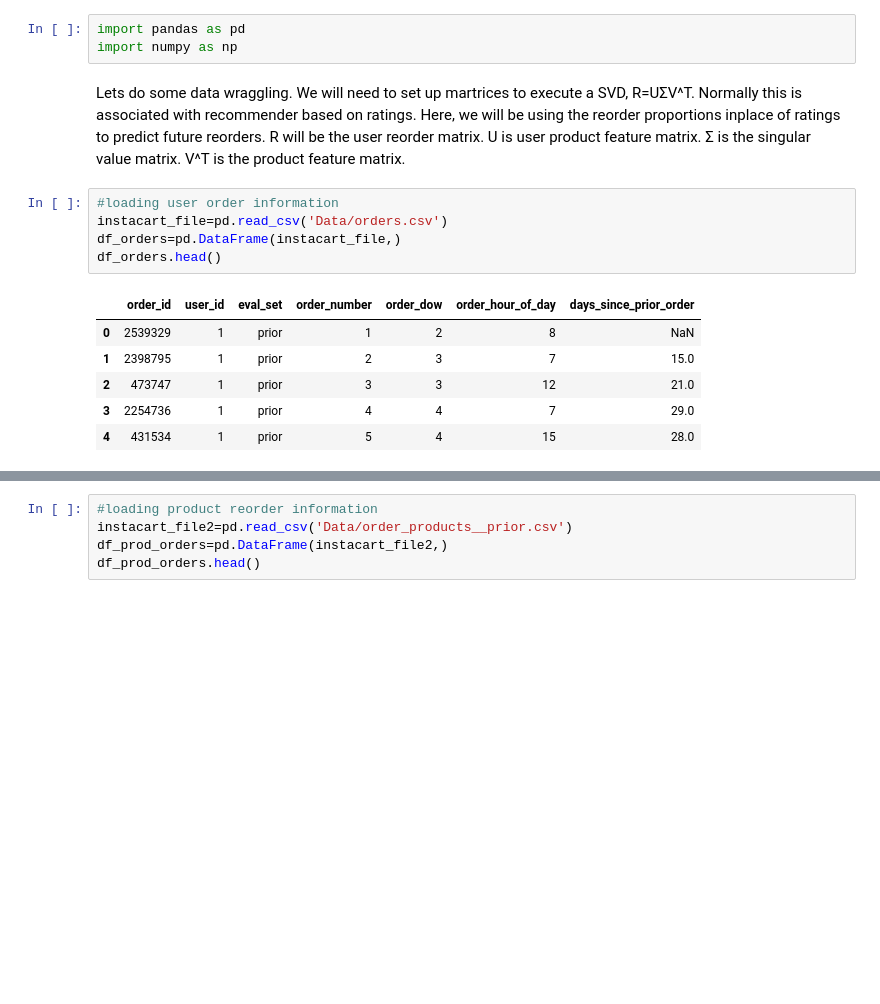
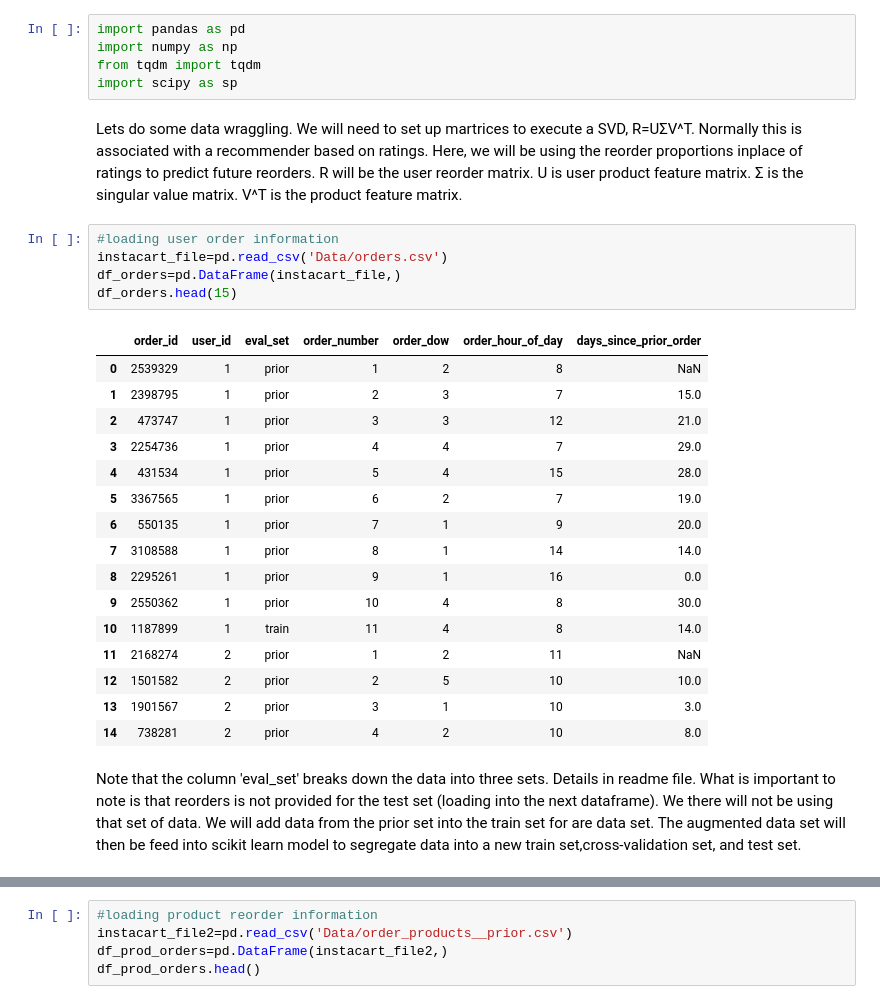
Before and after one commit to lbjennings/Springboard, a Jupyter notebook: Springboard/Capstone Project 1/SVD.ipynb, the cells around one changed output, grey strips where cells are left out. Saved outputs shown, nothing was run; the diff lists cells and outputs as text; blank space fills up the shorter version.

Commit message:
broke out test and train set

```diff
--- a/Springboard/Capstone Project 1/SVD.ipynb
+++ b/Springboard/Capstone Project 1/SVD.ipynb
@@ -1,17 +1,31 @@
 # %%
 import pandas as pd
 import numpy as np
+from tqdm import tqdm
+import scipy as sp
 # %% [markdown]
-Lets do some data wraggling. We will need to set up martrices to execute a SVD, R=UΣV^T. Normally this is associated with recommender based on ratings. Here, we will be using the reorder proportions inplace of ratings to predict future reorders. R will be the user reorder matrix. U is user product feature matrix.  Σ is the singular value matrix. V^T is the product feature matrix.
+Lets do some data wraggling. We will need to set up martrices to execute a SVD, R=UΣV^T. Normally this is associated with a recommender based on ratings. Here, we will be using the reorder proportions inplace of ratings to predict future reorders. R will be the user reorder matrix. U is user product feature matrix.  Σ is the singular value matrix. V^T is the product feature matrix.
 # %%
 #loading user order information
 instacart_file=pd.read_csv('Data/orders.csv')
 df_orders=pd.DataFrame(instacart_file,)
-df_orders.head()
+df_orders.head(15)
 # %% [output]
 |  | order_id | user_id | eval_set | order_number | order_dow | order_hour_of_day | days_since_prior_order |
 | 0 | 2539329 | 1 | prior | 1 | 2 | 8 | NaN |
 | 1 | 2398795 | 1 | prior | 2 | 3 | 7 | 15.0 |
 | 2 | 473747 | 1 | prior | 3 | 3 | 12 | 21.0 |
 | 3 | 2254736 | 1 | prior | 4 | 4 | 7 | 29.0 |
 | 4 | 431534 | 1 | prior | 5 | 4 | 15 | 28.0 |
+| 5 | 3367565 | 1 | prior | 6 | 2 | 7 | 19.0 |
+| 6 | 550135 | 1 | prior | 7 | 1 | 9 | 20.0 |
+| 7 | 3108588 | 1 | prior | 8 | 1 | 14 | 14.0 |
+| 8 | 2295261 | 1 | prior | 9 | 1 | 16 | 0.0 |
+| 9 | 2550362 | 1 | prior | 10 | 4 | 8 | 30.0 |
+| 10 | 1187899 | 1 | train | 11 | 4 | 8 | 14.0 |
+| 11 | 2168274 | 2 | prior | 1 | 2 | 11 | NaN |
+| 12 | 1501582 | 2 | prior | 2 | 5 | 10 | 10.0 |
+| 13 | 1901567 | 2 | prior | 3 | 1 | 10 | 3.0 |
+| 14 | 738281 | 2 | prior | 4 | 2 | 10 | 8.0 |
+# %% [markdown]
+Note that the column 'eval_set' breaks down the data into three sets. Details in readme file. What is important to note is that reorders is not provided for the test set (loading into the next dataframe). We there will not be using that set of data. We will add data from the prior set into the train set for are data set. The augmented data set will then be feed into scikit learn model to segregate data into a new train set,cross-validation set, and test set.
```
Also changed, not shown: parts of 31 cells of this notebook.
